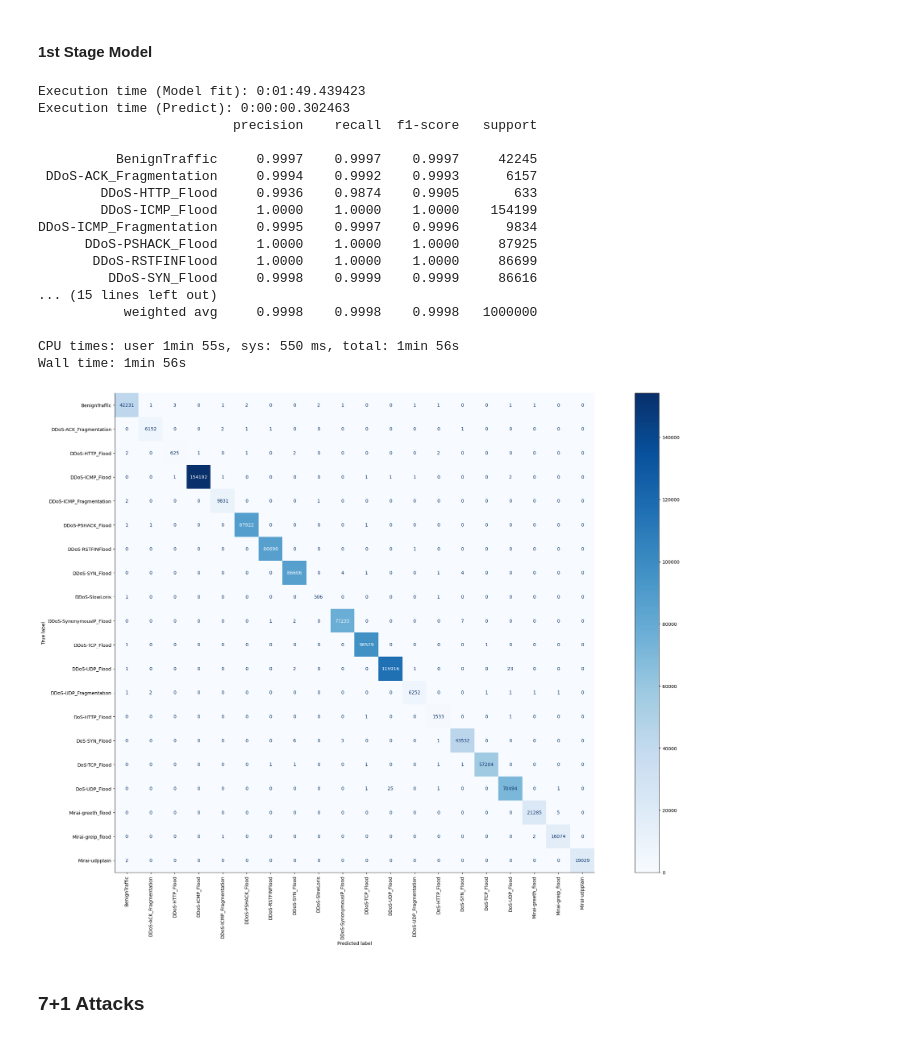
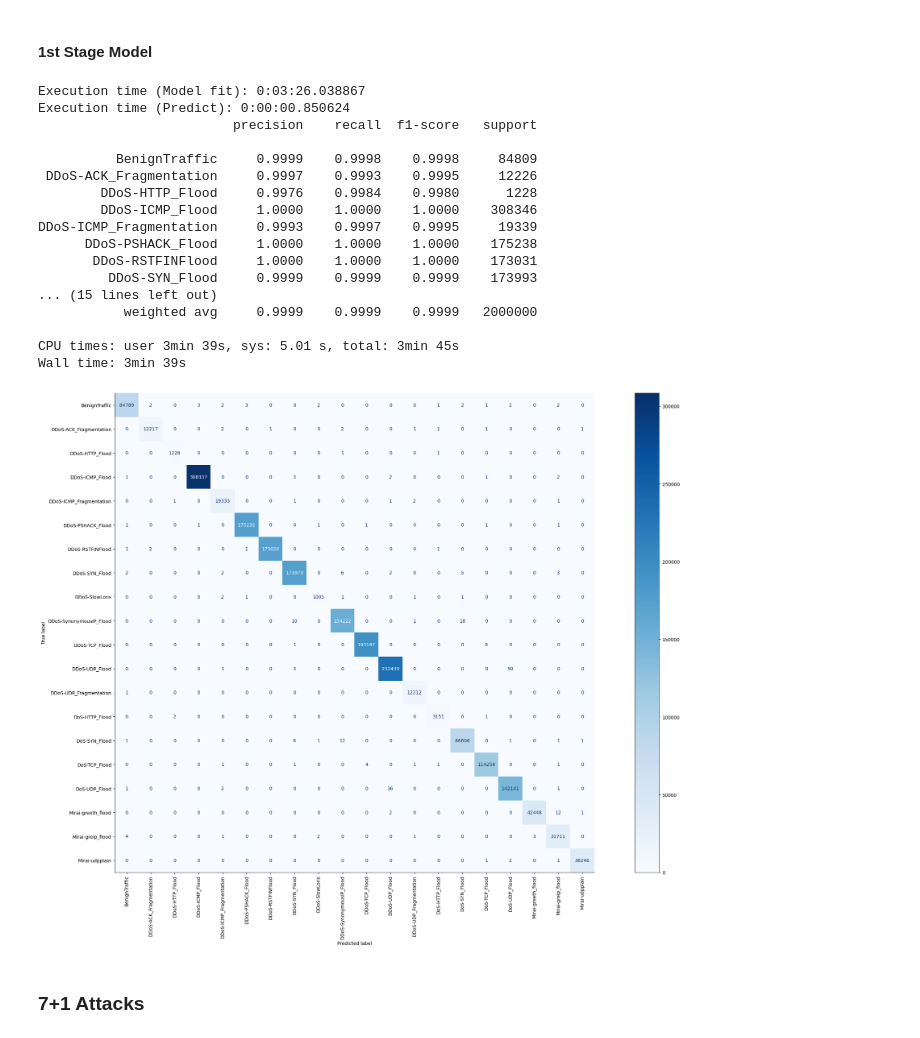
Before and after one commit to inaciobr/Multi-Stage-IoT-Intrusion-Detection, a Jupyter notebook: notebooks/3 - Models.ipynb, the cells around one changed output. Cells and saved outputs as stored; diff of their text form; code cells hidden in the pictures.

```diff
--- a/notebooks/3 - Models.ipynb
+++ b/notebooks/3 - Models.ipynb
@@ -45,8 +44,7 @@ from multi_stage_classifier import MultiStageClassifier, ModelStage
 constants = utils.get_constants()
 seed = constants['seed']
 
-parquet_path = constants['parquet_path']
-refined_parquet_path = constants['refined_parquet_path']
+train_parquet_path = constants['train_parquet_path']
 
 features = constants['features']
 protocol_layer = constants['protocol_layer']
@@ -143,37 +141,38 @@ Wall time: 5min 56s
 # %% [markdown]
 #### 1st Stage Model
-# %%
-%%time
-
-first_stage_model = DecisionTreeClassifier(
-    criterion='entropy',
-    class_weight='balanced',
-    random_state=seed
-)
-
-X_train, X_test, y_train, y_test = first_stage_df_split
-
-model_utils.train_model(first_stage_model, X_train, y_train)
-model_utils.evaluate_model(first_stage_model, X_test, y_test)
-# %% [output]
-Execution time (Model fit): 0:01:49.439423
-Execution time (Predict): 0:00:00.302463
-                         precision    recall  f1-score   support
-
-          BenignTraffic     0.9997    0.9997    0.9997     42245
- DDoS-ACK_Fragmentation     0.9994    0.9992    0.9993      6157
-        DDoS-HTTP_Flood     0.9936    0.9874    0.9905       633
-        DDoS-ICMP_Flood     1.0000    1.0000    1.0000    154199
-DDoS-ICMP_Fragmentation     0.9995    0.9997    0.9996      9834
-      DDoS-PSHACK_Flood     1.0000    1.0000    1.0000     87925
-       DDoS-RSTFINFlood     1.0000    1.0000    1.0000     86699
-         DDoS-SYN_Flood     0.9998    0.9999    0.9999     86616
-... (15 lines left out)
-           weighted avg     0.9998    0.9998    0.9998   1000000
-
-CPU times: user 1min 55s, sys: 550 ms, total: 1min 56s
-Wall time: 1min 56s
-[figure, removed]
+# %%
+%%time
+
+first_stage_model = DecisionTreeClassifier(
+    criterion='entropy',
+    class_weight='balanced',
+    min_samples_split=5,
+    random_state=seed
+)
+
+X_train, X_test, y_train, y_test = first_stage_df_split
+
+model_utils.train_model(first_stage_model, X_train, y_train)
+model_utils.evaluate_model(first_stage_model, X_test, y_test)
+# %% [output]
+Execution time (Model fit): 0:03:26.038867
+Execution time (Predict): 0:00:00.850624
+                         precision    recall  f1-score   support
+
+          BenignTraffic     0.9999    0.9998    0.9998     84809
+ DDoS-ACK_Fragmentation     0.9997    0.9993    0.9995     12226
+        DDoS-HTTP_Flood     0.9976    0.9984    0.9980      1228
+        DDoS-ICMP_Flood     1.0000    1.0000    1.0000    308346
+DDoS-ICMP_Fragmentation     0.9993    0.9997    0.9995     19339
+      DDoS-PSHACK_Flood     1.0000    1.0000    1.0000    175238
+       DDoS-RSTFINFlood     1.0000    1.0000    1.0000    173031
+         DDoS-SYN_Flood     0.9999    0.9999    0.9999    173993
+... (15 lines left out)
+           weighted avg     0.9999    0.9999    0.9999   2000000
+
+CPU times: user 3min 39s, sys: 5.01 s, total: 3min 45s
+Wall time: 3min 39s
+[figure, added]
 # %% [markdown]
 ### 7+1 Attacks
 # %%
```
Also changed, not shown: parts of 16 cells of this notebook, 4 other files.
